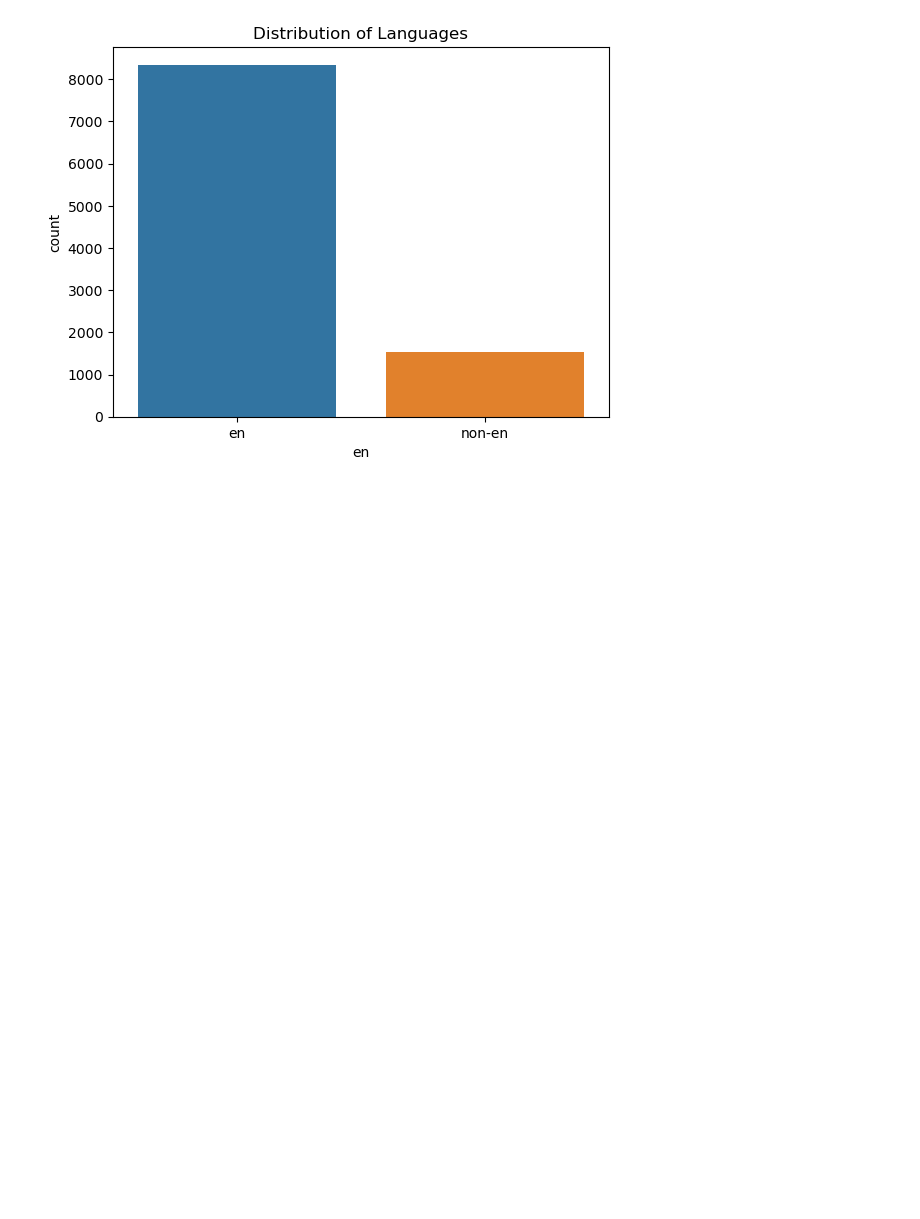
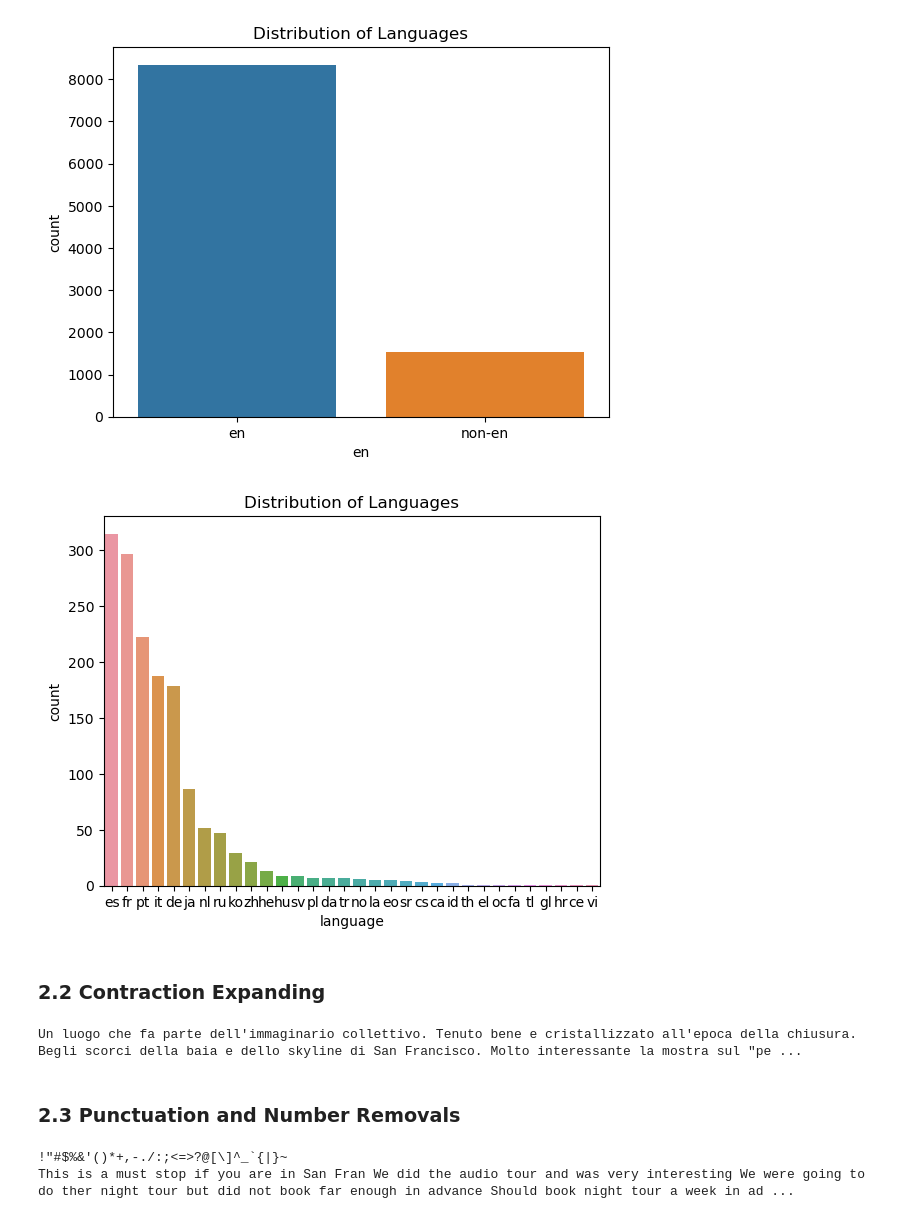
Before and after one commit to yanyuchen/sentiment-analysis, a Jupyter notebook: ipynb/eda.ipynb, the cells around one changed output. Drawn from its saved outputs; the diff is of its cells as text; code cells hidden in the pictures; blank space fills up the shorter version.

```diff
--- a/ipynb/eda.ipynb
+++ b/ipynb/eda.ipynb
@@ -254,14 +271,2 @@ for sent in review_all['review']:
 review_all['language'] = langs
-# %%
-langs = []
-for text in review_all['review']:
-    sent = nltk.sent_tokenize(text)
-    #print(sent[0])
-    try:
-      lang = model.predict(sent[0])
-      langs.append(str(lang)[12:14])
-    except:
-      langs.append('en')
-    #print(lang)
-review_all['language'] = langs
 # %%
@@ -273,3 +279,14 @@ plt.title('Distribution of Languages')
 plt.show()
 # %% [output]
 [figure]
+# %%
+sns.countplot(x='language',
+            data=review_all.loc[review_all['language']!='en'],
+            order = review_all.loc[review_all['language']!='en']['language'].value_counts().index[::1])
+plt.title('Distribution of Languages')
+plt.show()
+#review_all['language'].value_counts()
+# %% [output]
+[figure, added]
+# %% [markdown]
+### 2.2 Contraction Expanding
@@ -275,0 +295,24 @@ plt.show()
+# %%
+def remove_contractions(data):
+    words = []
+    for word in data.split():
+        words.append(contractions.fix(word))
+    return words
+
+review_nlp['no_contract'] = review_nlp['review'].apply(remove_contractions)
+
+review_nlp['no_contract'] = [' '.join(map(str, l)) for l in review_nlp['no_contract']]
+
+print(review_nlp['no_contract'][100])
+# %% [output]
+Un luogo che fa parte dell'immaginario collettivo. Tenuto bene e cristallizzato all'epoca della chiusura. Begli scorci della baia e dello skyline di San Francisco. Molto interessante la mostra sul "pe ...
+# %% [markdown]
+### 2.3 Punctuation and Number Removals
+# %%
+punc = string.punctuation
+print(punc)
+review_nlp['no_punc'] = [word.translate(str.maketrans('', '', punc)) for word in review_nlp['no_contract']]
+print(review_nlp['no_punc'][1])
+# %% [output]
+!"#$%&'()*+,-./:;<=>?@[\]^_`{|}~
+This is a must stop if you are in San Fran We did the audio tour and was very interesting We were going to do ther night tour but did not book far enough in advance Should book night tour a week in ad ...
```
Also changed, not shown: parts of 13 cells of this notebook.
